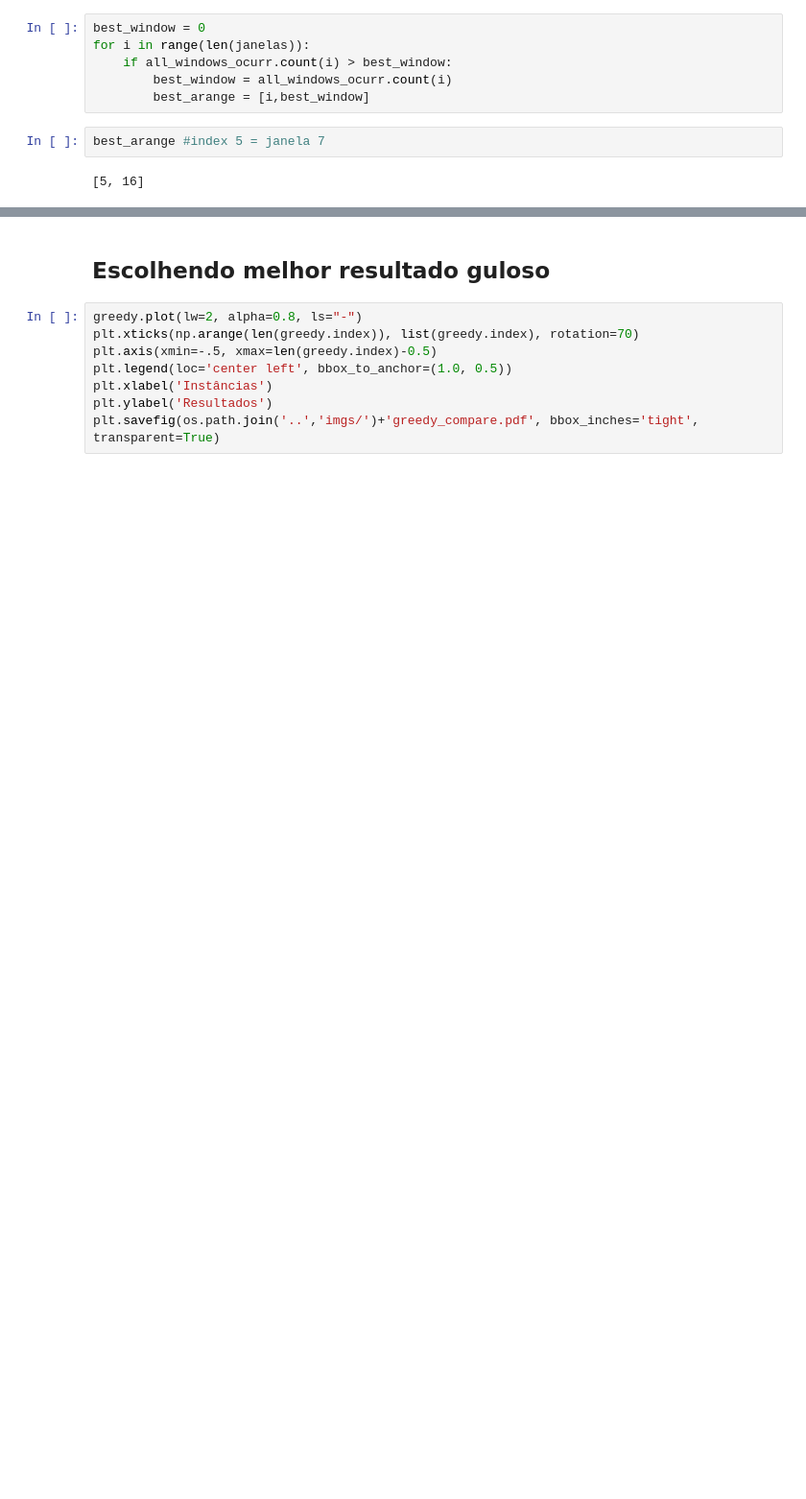
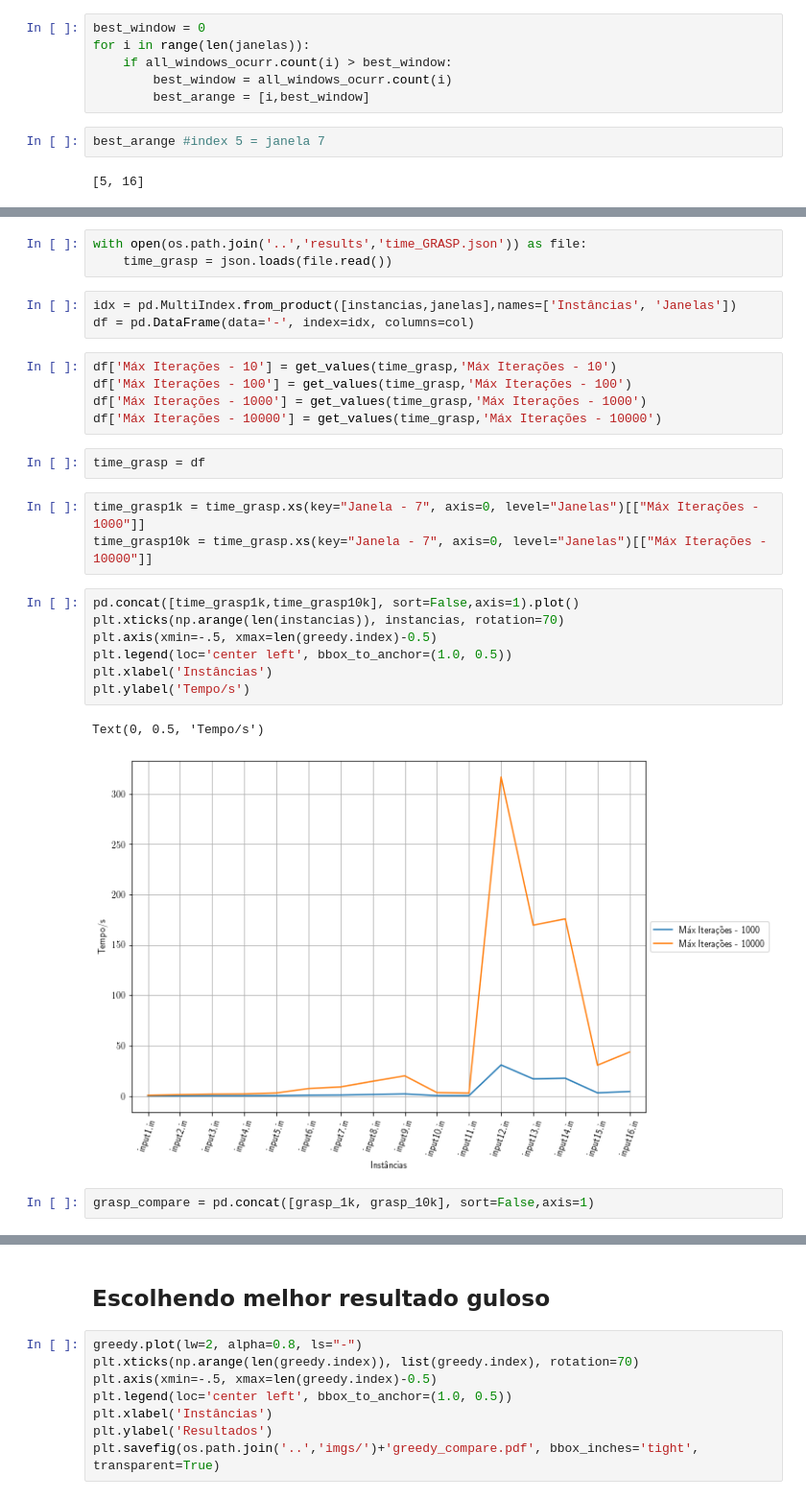
Before and after one commit to danbailo/T1-Teoria-Computacao, a Jupyter notebook: src/Trabalho 1 - Teoria da Computação.ipynb, the cells around one changed output, grey strips where cells are left out. Shown at 96% size. Saved outputs shown, nothing was run; the diff lists cells and outputs as text; blank space fills up the shorter version.

```diff
--- a/src/Trabalho 1 - Teoria da Computação.ipynb
+++ b/src/Trabalho 1 - Teoria da Computação.ipynb
@@ -122,0 +186,28 @@ gap_grasp.columns = ["GRASP"]
+# %%
+with open(os.path.join('..','results','time_GRASP.json')) as file:
+    time_grasp = json.loads(file.read())
+# %%
+idx = pd.MultiIndex.from_product([instancias,janelas],names=['Instâncias', 'Janelas'])
+df = pd.DataFrame(data='-', index=idx, columns=col)
+# %%
+df['Máx Iterações - 10'] = get_values(time_grasp,'Máx Iterações - 10')
+df['Máx Iterações - 100'] = get_values(time_grasp,'Máx Iterações - 100')
+df['Máx Iterações - 1000'] = get_values(time_grasp,'Máx Iterações - 1000')
+df['Máx Iterações - 10000'] = get_values(time_grasp,'Máx Iterações - 10000')
+# %%
+time_grasp = df
+# %%
+time_grasp1k = time_grasp.xs(key="Janela - 7", axis=0, level="Janelas")[["Máx Iterações - 1000"]]
+time_grasp10k = time_grasp.xs(key="Janela - 7", axis=0, level="Janelas")[["Máx Iterações - 10000"]]
+# %%
+pd.concat([time_grasp1k,time_grasp10k], sort=False,axis=1).plot()
+plt.xticks(np.arange(len(instancias)), instancias, rotation=70)
+plt.axis(xmin=-.5, xmax=len(greedy.index)-0.5)
+plt.legend(loc='center left', bbox_to_anchor=(1.0, 0.5))
+plt.xlabel('Instâncias')
+plt.ylabel('Tempo/s')
+# %% [output]
+Text(0, 0.5, 'Tempo/s')
+[figure, added]
+# %%
+grasp_compare = pd.concat([grasp_1k, grasp_10k], sort=False,axis=1)
```
Also changed, not shown: parts of 28 cells of this notebook, 2 other files.
